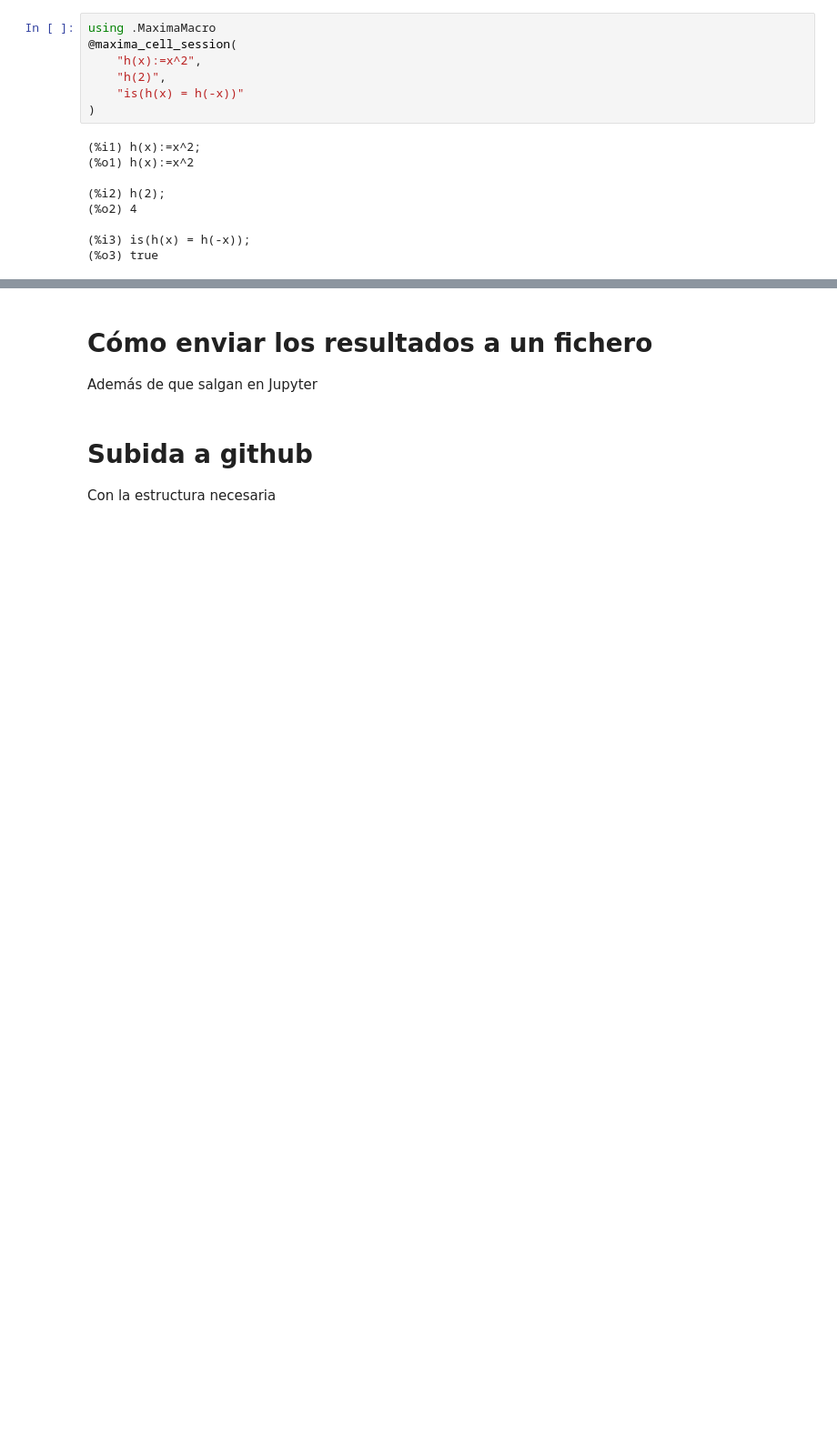
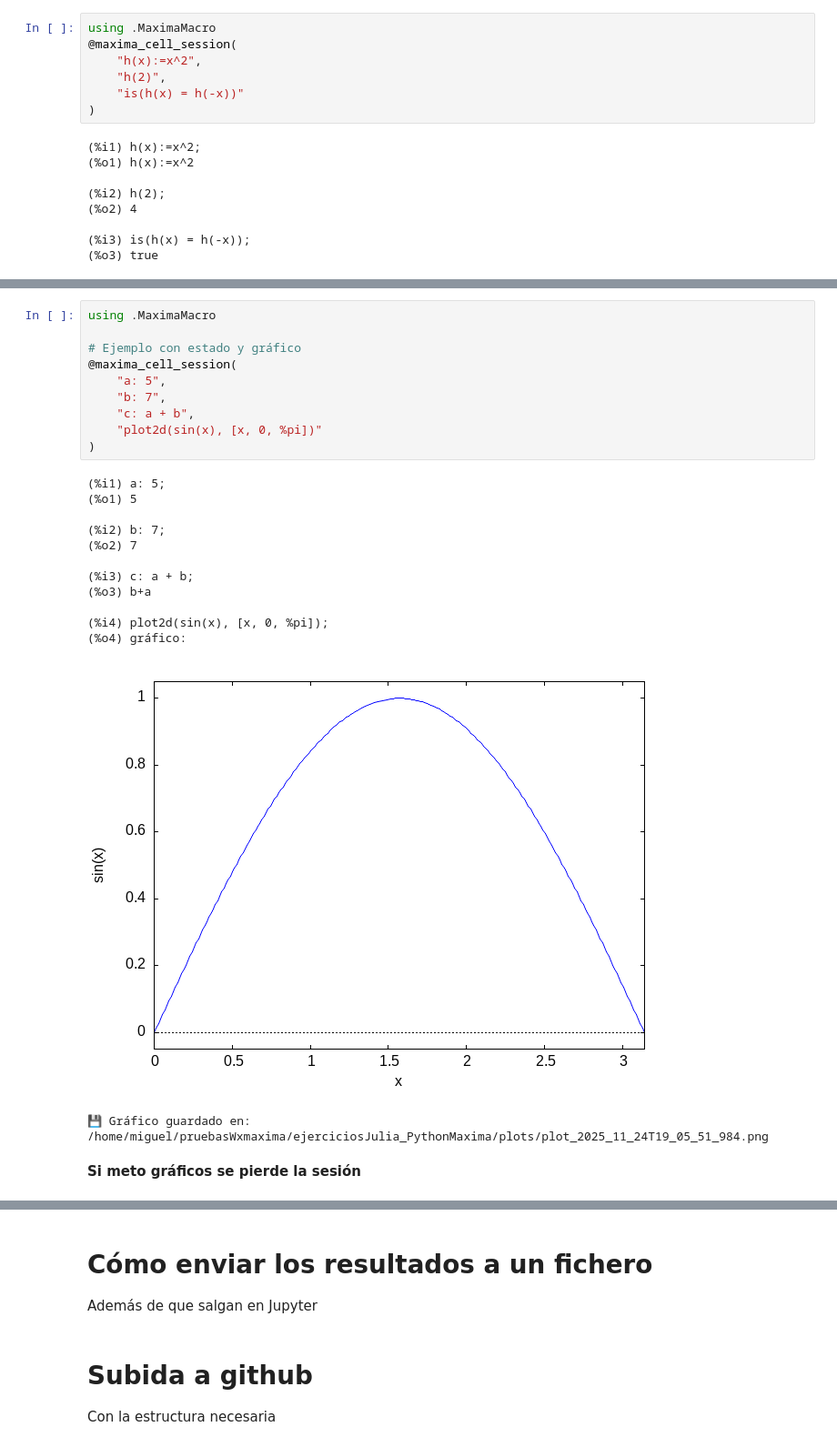
Before and after one commit to imardiego/pruebasWxmaxima, a Jupyter notebook: ejerciciosJulia_PythonMaxima/MacroMaximaJulia.ipynb, the cells around one changed output, grey strips where cells are left out. Shown at 91% size. Saved outputs shown, nothing was run; the diff lists cells and outputs as text; blank space fills up the shorter version.

```diff
--- a/ejerciciosJulia_PythonMaxima/MacroMaximaJulia.ipynb
+++ b/ejerciciosJulia_PythonMaxima/MacroMaximaJulia.ipynb
@@ -2061,0 +2535,26 @@ using .MaximaMacro
+# %%
+using .MaximaMacro
+
+# Ejemplo con estado y gráfico
+@maxima_cell_session(
+    "a: 5",
+    "b: 7",
+    "c: a + b",
+    "plot2d(sin(x), [x, 0, %pi])"
+)
+# %% [output]
+(%i1) a: 5;
+(%o1) 5
+
+(%i2) b: 7;
+(%o2) 7
+
+(%i3) c: a + b;
+(%o3) b+a
+
+(%i4) plot2d(sin(x), [x, 0, %pi]);
+(%o4) gráfico:
+[figure, added]
+💾 Gráfico guardado en: /home/miguel/pruebasWxmaxima/ejerciciosJulia_PythonMaxima/plots/plot_2025_11_24T19_05_51_984.png
+# %% [markdown]
+**Si meto gráficos se pierde la sesión**
```
Also changed, not shown: parts of 33 cells of this notebook, 18 other files.
